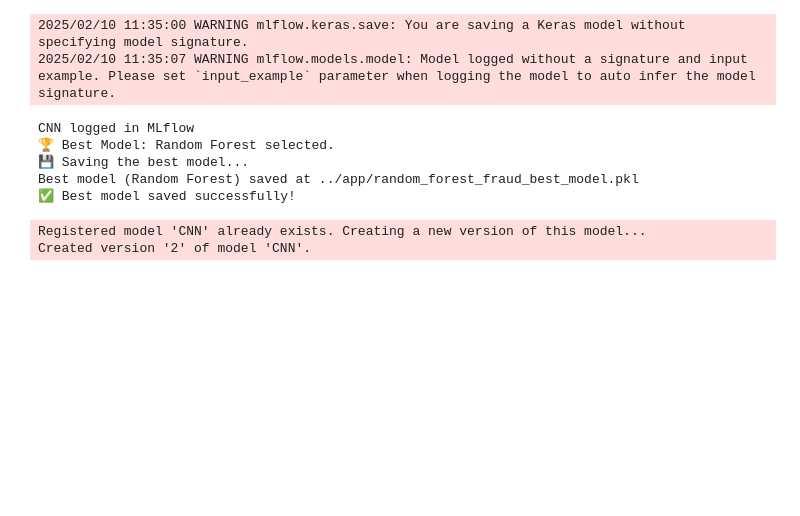
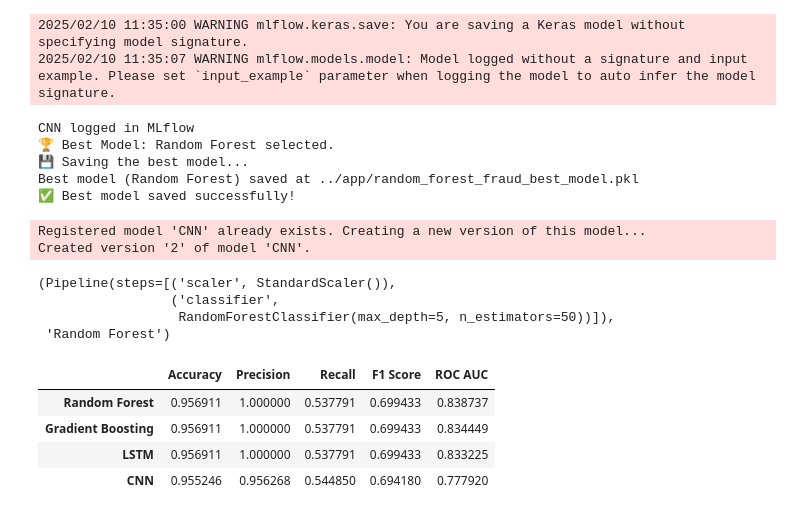
Before and after one commit to Amen-Zelealem/Fraud-Shield-AI, a Jupyter notebook: notebooks/fraud_detection_pipeline.ipynb, the cells around one changed output. Cells and saved outputs as stored; diff of their text form; code cells hidden in the pictures; blank space fills up the shorter version.

```diff
--- a/notebooks/fraud_detection_pipeline.ipynb
+++ b/notebooks/fraud_detection_pipeline.ipynb
@@ -372,3 +372,10 @@ Best model (Random Forest) saved at ../app/random_forest_fraud_best_model.pkl
 ✅ Best model saved successfully!
 Registered model 'CNN' already exists. Creating a new version of this model...
 Created version '2' of model 'CNN'.
+# %%
+best_model, best_model_name
+# %% [output]
+(Pipeline(steps=[('scaler', StandardScaler()),
+                 ('classifier',
+                  RandomForestClassifier(max_depth=5, n_estimators=50))]),
+ 'Random Forest')
@@ -374,0 +385,8 @@ Created version '2' of model 'CNN'.
+# %%
+pd.DataFrame(results_fraud).T
+# %% [output]
+|  | Accuracy | Precision | Recall | F1 Score | ROC AUC |
+| Random Forest | 0.956911 | 1.000000 | 0.537791 | 0.699433 | 0.838737 |
+| Gradient Boosting | 0.956911 | 1.000000 | 0.537791 | 0.699433 | 0.834449 |
+| LSTM | 0.956911 | 1.000000 | 0.537791 | 0.699433 | 0.833225 |
+| CNN | 0.955246 | 0.956268 | 0.544850 | 0.694180 | 0.777920 |
```
Also changed, not shown: parts of 8 cells of this notebook.
